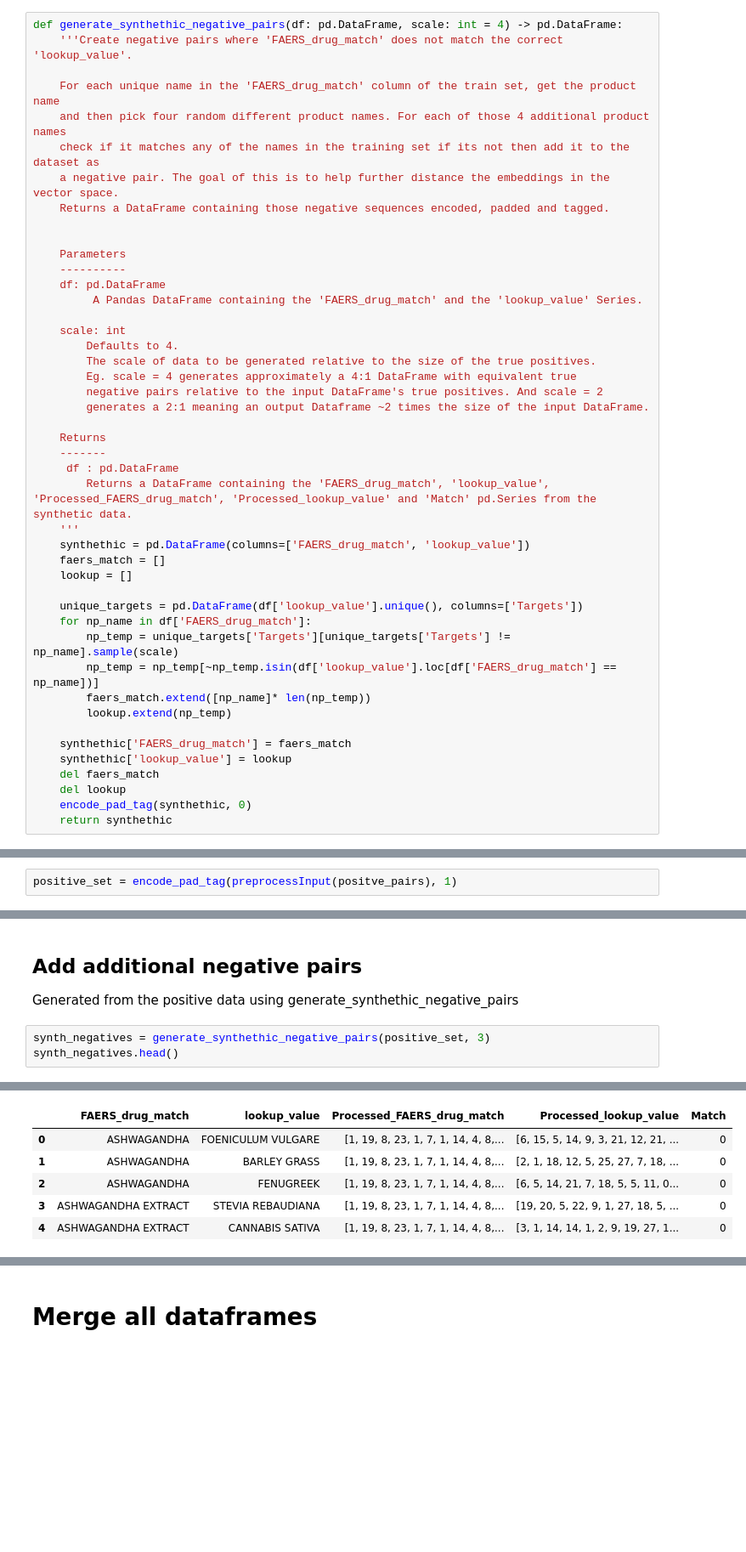
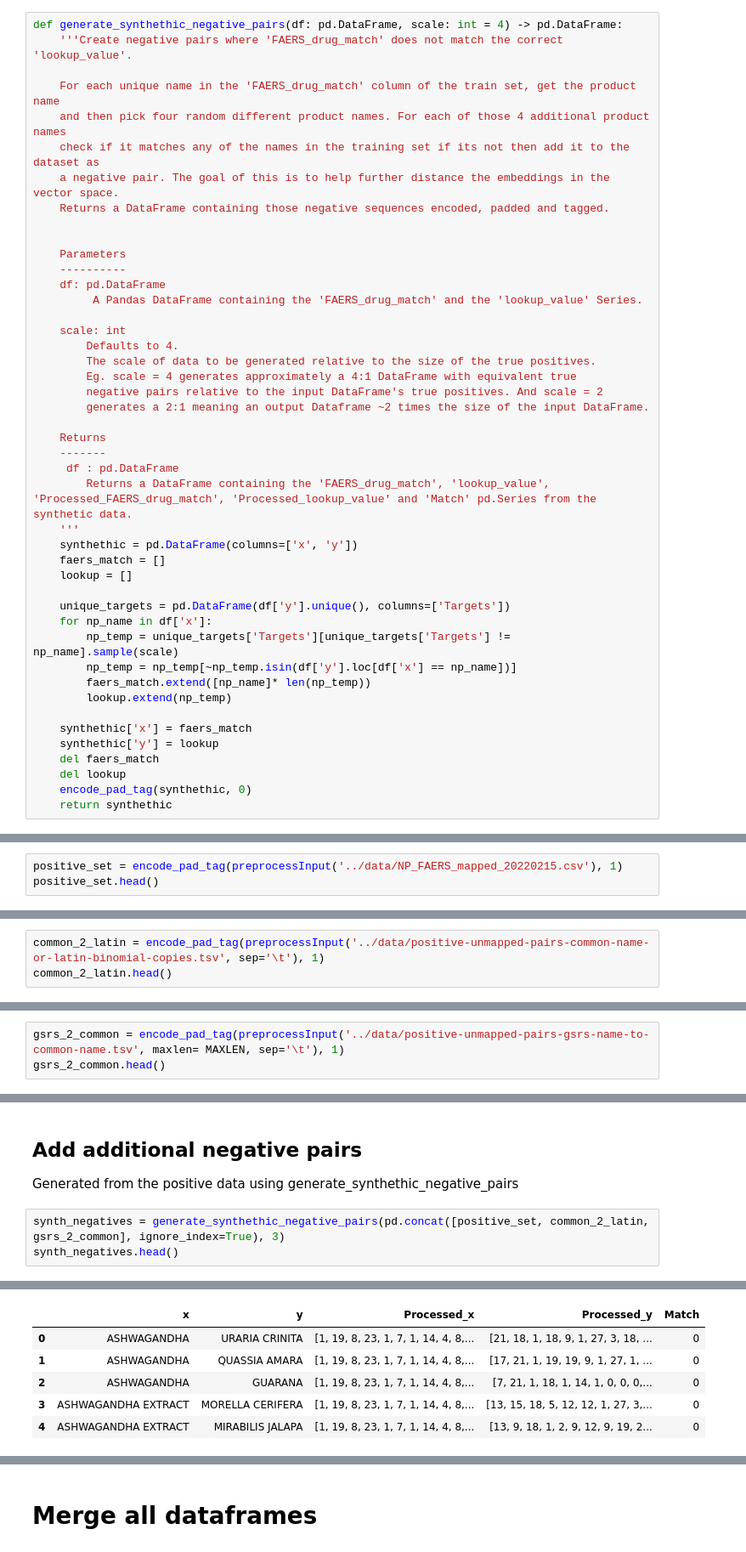
Before and after one commit to sanyabt/NP-FAERS-embed, a Jupyter notebook: experiment-4/DataPrep.ipynb, the cells around one changed output, grey strips where cells are left out. Shown at 85% size. Saved outputs shown, nothing was run; the diff lists cells and outputs as text; blank space fills up the shorter version.

```diff
--- a/experiment-4/DataPrep.ipynb
+++ b/experiment-4/DataPrep.ipynb
@@ -256,19 +268,19 @@ def generate_synthethic_negative_pairs(df: pd.DataFrame, scale: int = 4) -> pd.D
      df : pd.DataFrame
         Returns a DataFrame containing the 'FAERS_drug_match', 'lookup_value', 'Processed_FAERS_drug_match', 'Processed_lookup_value' and 'Match' pd.Series from the synthetic data.
     '''
-    synthethic = pd.DataFrame(columns=['FAERS_drug_match', 'lookup_value'])
+    synthethic = pd.DataFrame(columns=['x', 'y'])
     faers_match = []
     lookup = []
 
-    unique_targets = pd.DataFrame(df['lookup_value'].unique(), columns=['Targets'])
-    for np_name in df['FAERS_drug_match']:
+    unique_targets = pd.DataFrame(df['y'].unique(), columns=['Targets'])
+    for np_name in df['x']:
         np_temp = unique_targets['Targets'][unique_targets['Targets'] != np_name].sample(scale)
-        np_temp = np_temp[~np_temp.isin(df['lookup_value'].loc[df['FAERS_drug_match'] == np_name])]
+        np_temp = np_temp[~np_temp.isin(df['y'].loc[df['x'] == np_name])]
         faers_match.extend([np_name]* len(np_temp))
         lookup.extend(np_temp)
 
-    synthethic['FAERS_drug_match'] = faers_match
-    synthethic['lookup_value'] = lookup
+    synthethic['x'] = faers_match
+    synthethic['y'] = lookup
     del faers_match
     del lookup
     encode_pad_tag(synthethic, 0)
@@ -289,7 +298,8 @@ unmapped = '../data/upper_unmap_orig-_drug_names_no_model_overlap_20220224.csv'
 ## Add Mapped-positive pairs
 Data from NP_FAERS_mapped_20220215.csv -- the manually create references set for ~70 drugs
 # %%
-positive_set = encode_pad_tag(preprocessInput(positve_pairs), 1)
+positive_set = encode_pad_tag(preprocessInput('../data/NP_FAERS_mapped_20220215.csv'), 1)
+positive_set.head()
 # %% [output]
 <class 'pandas.core.frame.DataFrame'>
 RangeIndex: 5358 entries, 0 to 5357
@@ -319,0 +330,3 @@ positive_set.head()
+# %%
+common_2_latin = encode_pad_tag(preprocessInput('../data/positive-unmapped-pairs-common-name-or-latin-binomial-copies.tsv', sep='\t'), 1)
+common_2_latin.head()
@@ -319,0 +360,3 @@ positive_set.head()
+# %%
+gsrs_2_common = encode_pad_tag(preprocessInput('../data/positive-unmapped-pairs-gsrs-name-to-common-name.tsv', maxlen= MAXLEN, sep='\t'), 1)
+gsrs_2_common.head()
@@ -353,7 +450,7 @@ Tagging: -----------------------------------------------
 ## Add additional negative pairs
 Generated from the positive data using generate_synthethic_negative_pairs
 # %%
-synth_negatives = generate_synthethic_negative_pairs(positive_set, 3)
+synth_negatives = generate_synthethic_negative_pairs(pd.concat([positive_set, common_2_latin, gsrs_2_common], ignore_index=True), 3)
 synth_negatives.head()
 # %% [output]
 Encoding and Padding: ----------------------------------
@@ -362,8 +459,8 @@ Encoding and Padding: ----------------------------------
 Tagging: -----------------------------------------------
-|  | FAERS_drug_match | lookup_value | Processed_FAERS_drug_match | Processed_lookup_value | Match |
-| 0 | ASHWAGANDHA | FOENICULUM VULGARE | [1, 19, 8, 23, 1, 7, 1, 14, 4, 8,... | [6, 15, 5, 14, 9, 3, 21, 12, 21, ... | 0 |
-| 1 | ASHWAGANDHA | BARLEY GRASS | [1, 19, 8, 23, 1, 7, 1, 14, 4, 8,... | [2, 1, 18, 12, 5, 25, 27, 7, 18, ... | 0 |
-| 2 | ASHWAGANDHA | FENUGREEK | [1, 19, 8, 23, 1, 7, 1, 14, 4, 8,... | [6, 5, 14, 21, 7, 18, 5, 5, 11, 0... | 0 |
-| 3 | ASHWAGANDHA EXTRACT | STEVIA REBAUDIANA | [1, 19, 8, 23, 1, 7, 1, 14, 4, 8,... | [19, 20, 5, 22, 9, 1, 27, 18, 5, ... | 0 |
-| 4 | ASHWAGANDHA EXTRACT | CANNABIS SATIVA | [1, 19, 8, 23, 1, 7, 1, 14, 4, 8,... | [3, 1, 14, 14, 1, 2, 9, 19, 27, 1... | 0 |
+|  | x | y | Processed_x | Processed_y | Match |
+| 0 | ASHWAGANDHA | URARIA CRINITA | [1, 19, 8, 23, 1, 7, 1, 14, 4, 8,... | [21, 18, 1, 18, 9, 1, 27, 3, 18, ... | 0 |
+| 1 | ASHWAGANDHA | QUASSIA AMARA | [1, 19, 8, 23, 1, 7, 1, 14, 4, 8,... | [17, 21, 1, 19, 19, 9, 1, 27, 1, ... | 0 |
+| 2 | ASHWAGANDHA | GUARANA | [1, 19, 8, 23, 1, 7, 1, 14, 4, 8,... | [7, 21, 1, 18, 1, 14, 1, 0, 0, 0,... | 0 |
+| 3 | ASHWAGANDHA EXTRACT | MORELLA CERIFERA | [1, 19, 8, 23, 1, 7, 1, 14, 4, 8,... | [13, 15, 18, 5, 12, 12, 1, 27, 3,... | 0 |
+| 4 | ASHWAGANDHA EXTRACT | MIRABILIS JALAPA | [1, 19, 8, 23, 1, 7, 1, 14, 4, 8,... | [13, 9, 18, 1, 2, 9, 12, 9, 19, 2... | 0 |
 # %% [markdown]
```
Also changed, not shown: parts of 37 cells of this notebook, 10 other files.
